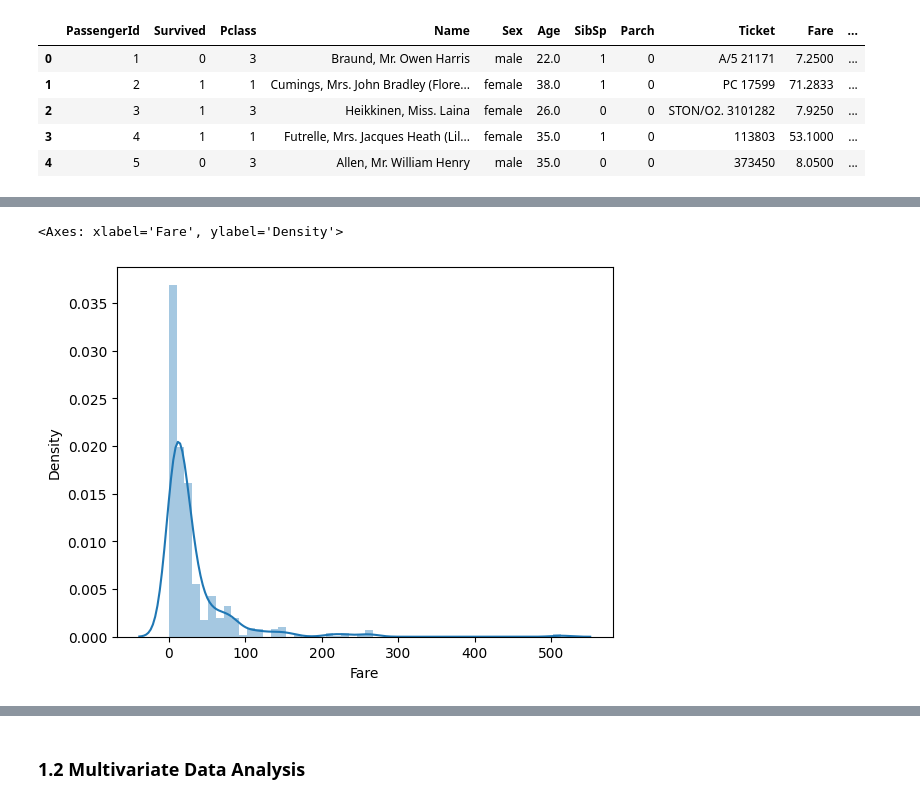
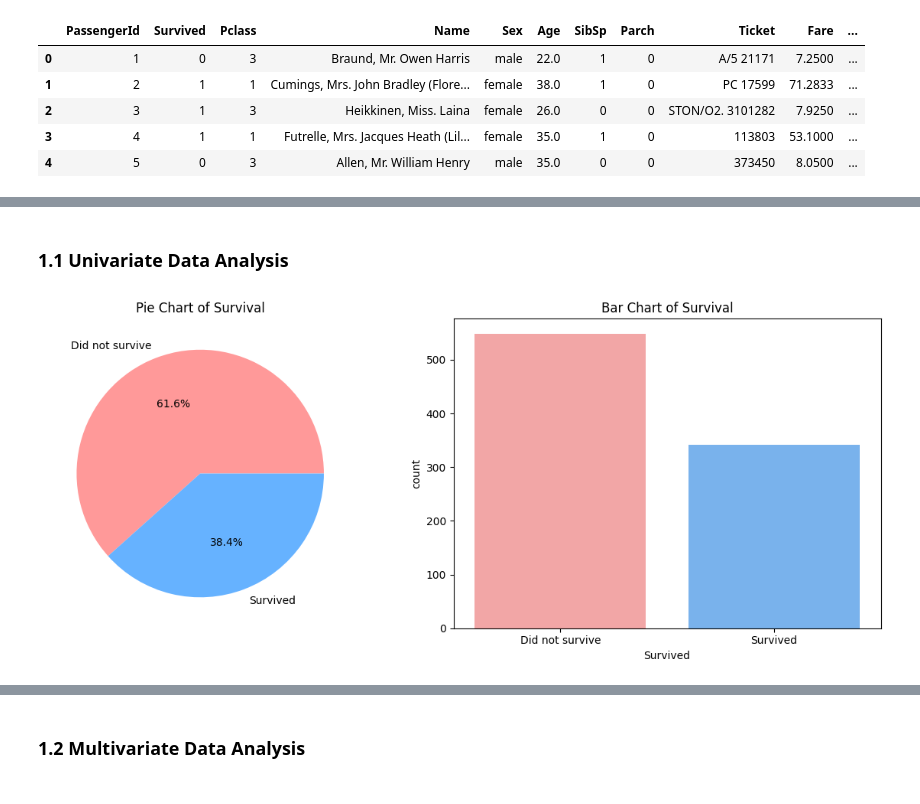
Before and after one commit to fede-giorgi/Transformer_is_All_You_Need, a Jupyter notebook: project.ipynb, the cells around one changed output, grey strips where cells are left out. Saved outputs shown, nothing was run; the diff lists cells and outputs as text; code cells hidden in the pictures.

Commit message:
Univariate Data Analysis

```diff
--- a/project.ipynb
+++ b/project.ipynb
@@ -107,5 +71,25 @@ plt.show()
-# %%
-sns.distplot(df_train['Fare'])
-# %% [output]
-<Axes: xlabel='Fare', ylabel='Density'>
-[figure, removed]
+# %% [markdown]
+### 1.1 Univariate Data Analysis
+# %%
+fig, axes = plt.subplots(1, 2, figsize=(12, 5))
+
+# Pie chart
+df_train["Survived"].value_counts().plot(
+    kind="pie",
+    autopct="%1.1f%%",
+    labels=["Did not survive", "Survived"],
+    colors=["#FF9999", "#66B2FF"],
+    ax=axes[0]
+)
+axes[0].set_ylabel("")
+axes[0].set_title("Pie Chart of Survival")
+
+# Bar chart
+sns.countplot(x="Survived", data=df_train, palette=["#FF9999", "#66B2FF"], ax=axes[1])
+axes[1].set_xticklabels(["Did not survive", "Survived"])
+axes[1].set_title("Bar Chart of Survival")
+
+plt.tight_layout()
+plt.show()
+# %% [output]
+[figure, added]
```
Also changed, not shown: parts of 22 cells of this notebook.
